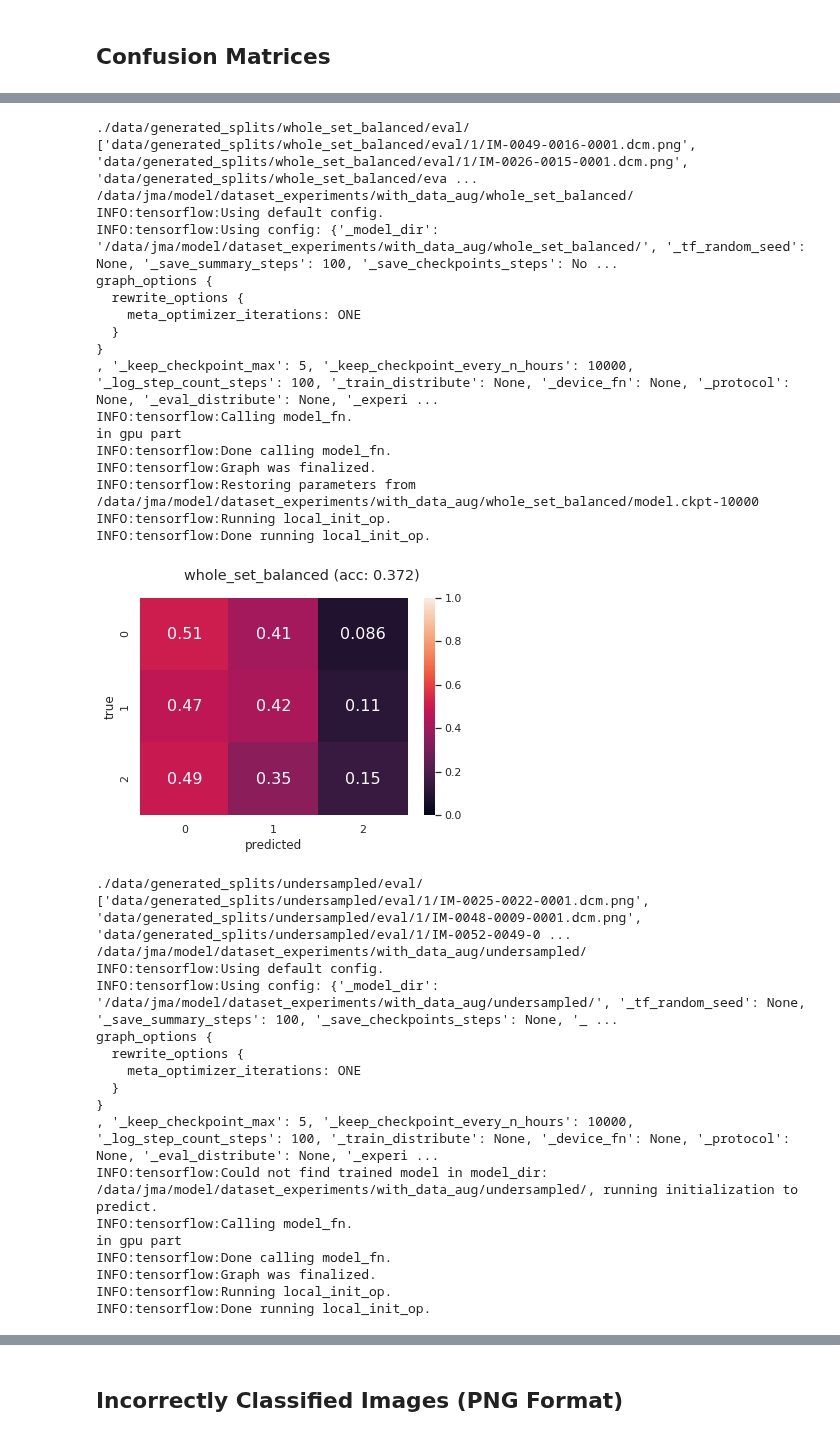
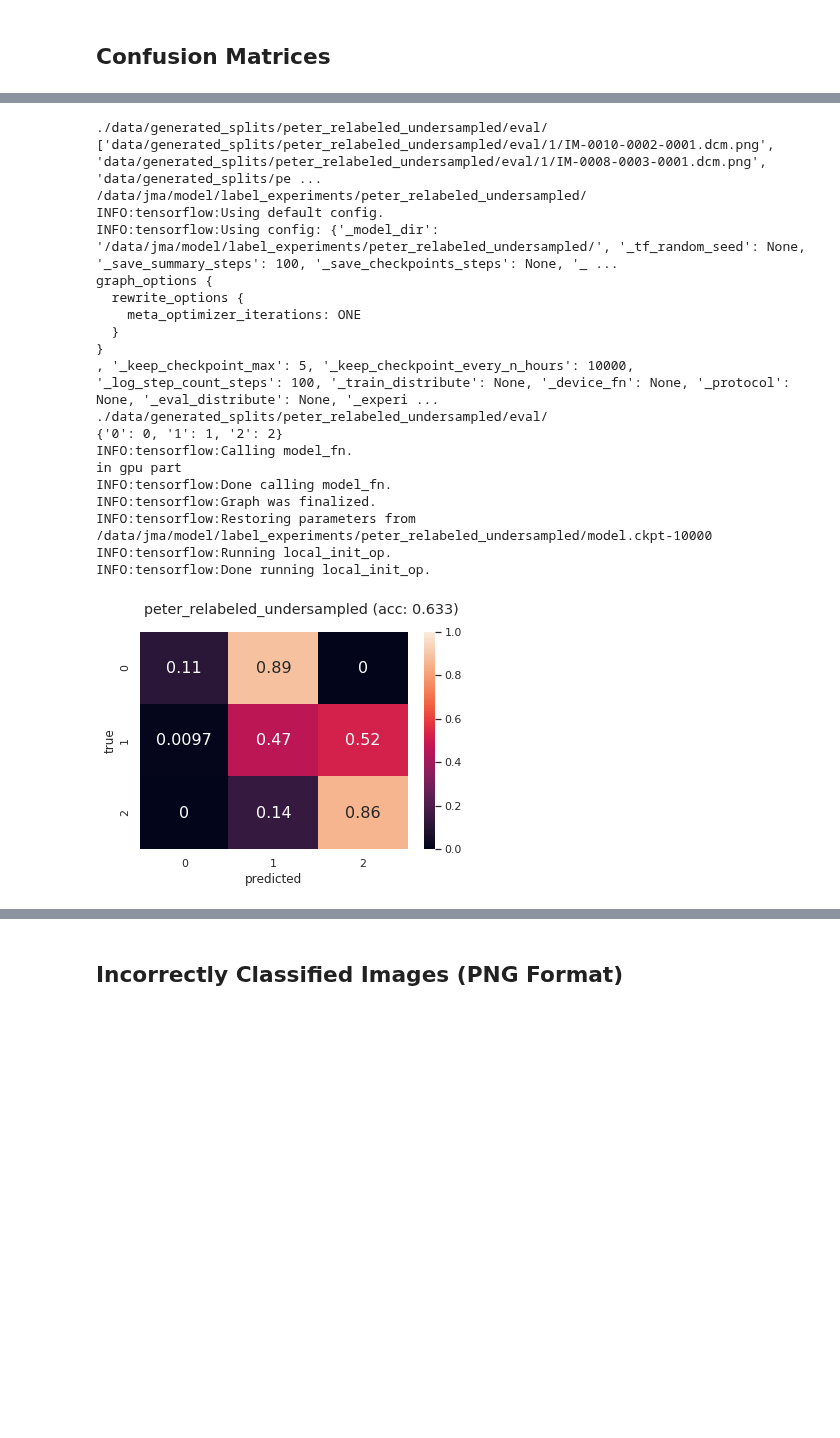
Before and after one commit to 18jeffreyma/motion-artifact, a Jupyter notebook: convnet_mri_baseline_master_nb.ipynb, the cells around one changed output, grey strips where cells are left out. Cells and saved outputs as stored; diff of their text form; code cells hidden in the pictures; blank space fills up the shorter version.

Commit message:
snnl experiments

```diff
--- a/convnet_mri_baseline_master_nb.ipynb
+++ b/convnet_mri_baseline_master_nb.ipynb
@@ -225,7 +227,7 @@ num_steps = 10000
 
 # convnet_checkpoint_path_base = "/data/jma/model/dataset_experiments/no_data_aug_no_norm/"
 
-convnet_checkpoint_path_base = "/data/jma/model/model_experiments/model_10_7/"
+convnet_checkpoint_path_base = "/data/jma/model/cnn_v1/snnl_experiments/"
 
 # kernel_sizes = [7, 9, 10, 11, 13]
 # filter_sizes = [10]
@@ -233,9 +235,9 @@ convnet_checkpoint_path_base = "/data/jma/model/model_experiments/model_10_7/"
 
 # kernel_sizes = [[10, 7, 3]] v1
 
-kernel_sizes = [[10, 7]]
+kernel_sizes = [[10, 7, 3]]
 filter_sizes = [8]
-snnl_weights = [0.00]
+snnl_weights = [0.0, 0.1, 0.4]
 
 # data_root = "./data/data_relabeled_png_synthetic/"
 
@@ -249,7 +251,8 @@ snnl_weights = [0.00]
 
 dataset_root = "./data/generated_splits/"
 
-sets = ["original_new_labels", "undersampled"]
+sets = ["ali_relabeled_original", "peter_relabeled_original", "ali_relabeled_undersampled", "peter_relabeled_undersampled"]
+
 
 for dt_set in sets:
     for filter_size in filter_sizes:
@@ -271,7 +274,7 @@ for dt_set in sets:
                 eval_input_fn = lambda : load_data_util.load(eval_root, eval_paths, training=False, augment=False, batch_size=32, norm=False, shuffle=False)
 
 
-                model_path = convnet_checkpoint_path_base + dt_set + "/"
+                model_path = convnet_checkpoint_path_base + dt_set + "_filter" + str(filter_size)+"_snnl" + str(snnl_weight) + "/"
                 print(model_path)
 
                 config = tf.estimator.RunConfig(
@@ -418,14 +424,13 @@ import pandas as pd
 import matplotlib.pyplot as plt
 
 
-
 tf.summary.FileWriterCache.clear()
 b_size = 32
 
 
 random_seed = 777
 
-convnet_checkpoint_path_base = "/data/jma/model/dataset_experiments/with_data_aug/"
+convnet_checkpoint_path_base = "/data/jma/model/label_experiments/"
 
 
 # kernel_sizes = [7, 9, 10, 11, 13]
@@ -448,7 +453,11 @@ snnl_weights = [0.00]
 
 dataset_root = "./data/generated_splits/"
 
-sets = ["original_initial_labels", "original_new_labels", "train_set_balanced", "whole_set_balanced", "undersampled"]
+sets = ["ali_relabeled_original",
+        "peter_relabeled_original",
+        "ali_relabeled_undersampled",
+        "peter_relabeled_undersampled"]
+
 
 for dt_set in sets:
     for filter_size in filter_sizes:
@@ -564,37 +579,21 @@ INFO:tensorflow:Done running local_init_op.
-./data/generated_splits/whole_set_balanced/eval/
-['data/generated_splits/whole_set_balanced/eval/1/IM-0049-0016-0001.dcm.png', 'data/generated_splits/whole_set_balanced/eval/1/IM-0026-0015-0001.dcm.png', 'data/generated_splits/whole_set_balanced/eva ...
-/data/jma/model/dataset_experiments/with_data_aug/whole_set_balanced/
+./data/generated_splits/peter_relabeled_undersampled/eval/
+['data/generated_splits/peter_relabeled_undersampled/eval/1/IM-0010-0002-0001.dcm.png', 'data/generated_splits/peter_relabeled_undersampled/eval/1/IM-0008-0003-0001.dcm.png', 'data/generated_splits/pe ...
+/data/jma/model/label_experiments/peter_relabeled_undersampled/
 INFO:tensorflow:Using default config.
-INFO:tensorflow:Using config: {'_model_dir': '/data/jma/model/dataset_experiments/with_data_aug/whole_set_balanced/', '_tf_random_seed': None, '_save_summary_steps': 100, '_save_checkpoints_steps': No ...
+INFO:tensorflow:Using config: {'_model_dir': '/data/jma/model/label_experiments/peter_relabeled_undersampled/', '_tf_random_seed': None, '_save_summary_steps': 100, '_save_checkpoints_steps': None, '_ ...
 graph_options {
   rewrite_options {
     meta_optimizer_iterations: ONE
   }
 }
 , '_keep_checkpoint_max': 5, '_keep_checkpoint_every_n_hours': 10000, '_log_step_count_steps': 100, '_train_distribute': None, '_device_fn': None, '_protocol': None, '_eval_distribute': None, '_experi ...
+./data/generated_splits/peter_relabeled_undersampled/eval/
+{'0': 0, '1': 1, '2': 2}
 INFO:tensorflow:Calling model_fn.
 in gpu part
 INFO:tensorflow:Done calling model_fn.
 INFO:tensorflow:Graph was finalized.
-INFO:tensorflow:Restoring parameters from /data/jma/model/dataset_experiments/with_data_aug/whole_set_balanced/model.ckpt-10000
+INFO:tensorflow:Restoring parameters from /data/jma/model/label_experiments/peter_relabeled_undersampled/model.ckpt-10000
 INFO:tensorflow:Running local_init_op.
 INFO:tensorflow:Done running local_init_op.
-[figure, old version]
+[figure, new version]
-./data/generated_splits/undersampled/eval/
-['data/generated_splits/undersampled/eval/1/IM-0025-0022-0001.dcm.png', 'data/generated_splits/undersampled/eval/1/IM-0048-0009-0001.dcm.png', 'data/generated_splits/undersampled/eval/1/IM-0052-0049-0 ...
-/data/jma/model/dataset_experiments/with_data_aug/undersampled/
-INFO:tensorflow:Using default config.
-INFO:tensorflow:Using config: {'_model_dir': '/data/jma/model/dataset_experiments/with_data_aug/undersampled/', '_tf_random_seed': None, '_save_summary_steps': 100, '_save_checkpoints_steps': None, '_ ...
-graph_options {
-  rewrite_options {
-    meta_optimizer_iterations: ONE
-  }
-}
-, '_keep_checkpoint_max': 5, '_keep_checkpoint_every_n_hours': 10000, '_log_step_count_steps': 100, '_train_distribute': None, '_device_fn': None, '_protocol': None, '_eval_distribute': None, '_experi ...
-INFO:tensorflow:Could not find trained model in model_dir: /data/jma/model/dataset_experiments/with_data_aug/undersampled/, running initialization to predict.
-INFO:tensorflow:Calling model_fn.
-in gpu part
-INFO:tensorflow:Done calling model_fn.
-INFO:tensorflow:Graph was finalized.
-INFO:tensorflow:Running local_init_op.
-INFO:tensorflow:Done running local_init_op.
```
Also changed, not shown: parts of 4 cells of this notebook.
